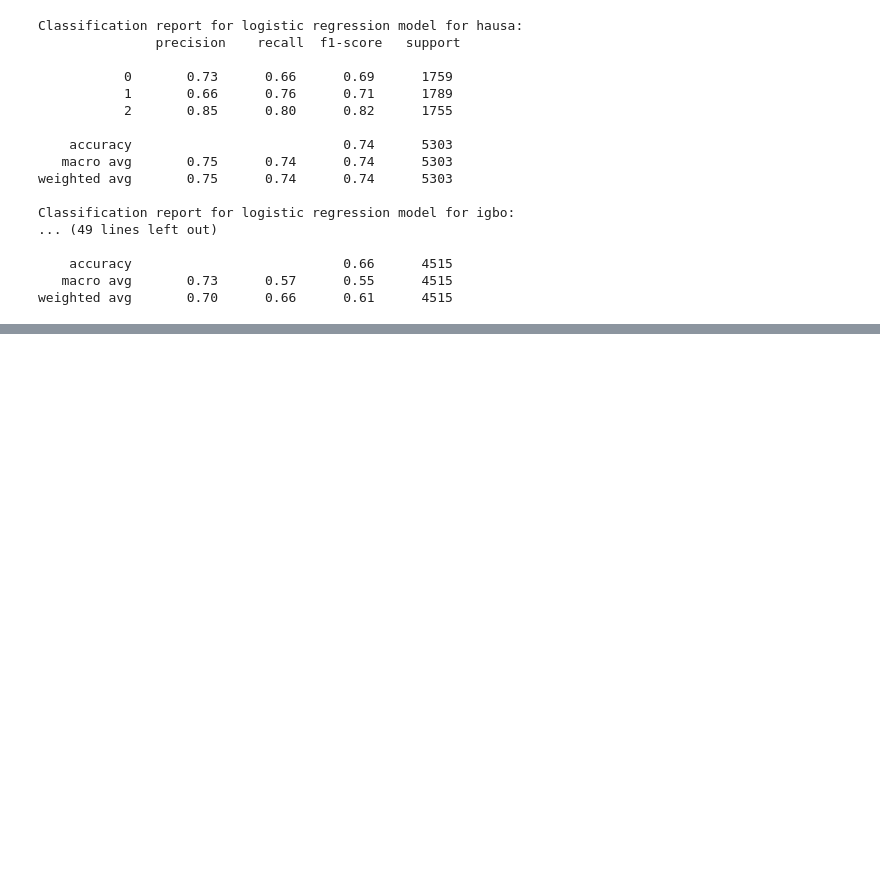
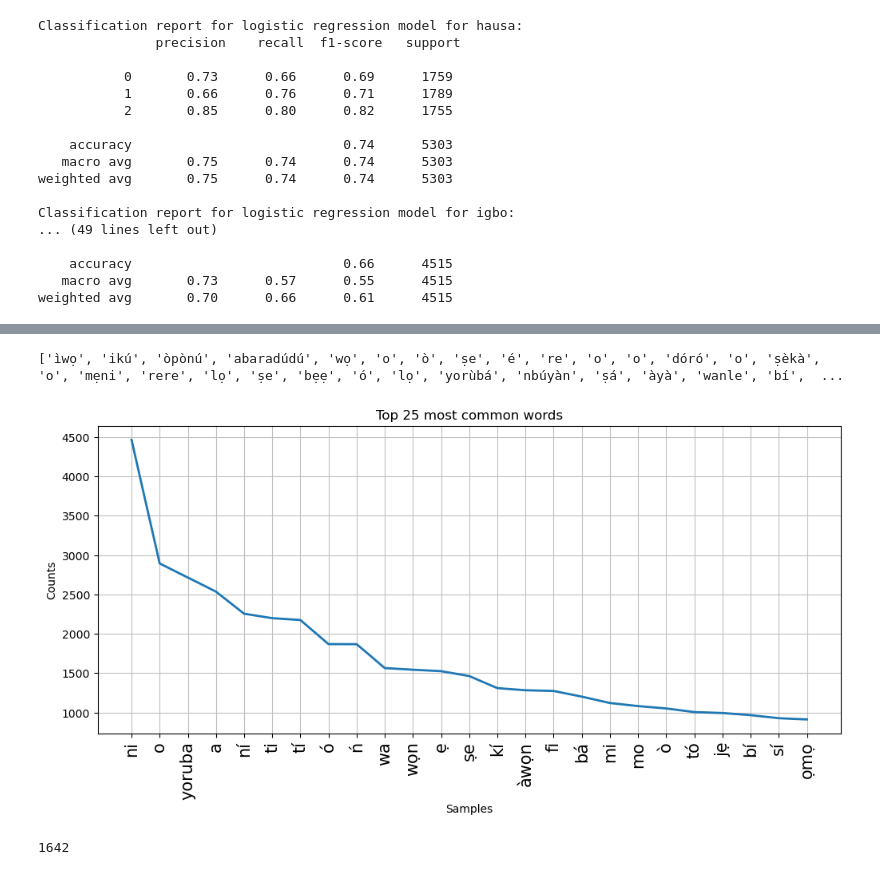
Before and after one commit to sa-diq/sentiment-analysis-Hau-Ibo-Yor-, a Jupyter notebook: sentiment_analysis.ipynb, the cells around one changed output, grey strips where cells are left out. Drawn from its saved outputs; the diff is of its cells as text; code cells hidden in the pictures; blank space fills up the shorter version.

```diff
--- a/sentiment_analysis.ipynb
+++ b/sentiment_analysis.ipynb
@@ -694,0 +797,27 @@ Weighted F1 score of improved simple RNN model for yoruba: 0.5985030584713956
+# %%
+# visualize the most common words in the tweet column for the three languages
+import nltk
+all_words = []
+for t in train_data['yoruba']['tweet']:
+    all_words.extend(t.split())
+
+print(all_words[:50])
+len(set(all_words))
+
+# Frequency Distribution
+freq_dist = nltk.FreqDist(all_words)
+
+plt.figure(figsize=(12,5))
+plt.title('Top 25 most common words')
+plt.xticks(fontsize=15)
+
+freq_dist.plot(25, cumulative=False)
+
+plt.show()
+# %% [output]
+['ìwọ', 'ikú', 'òpònú', 'abaradúdú', 'wọ', 'o', 'ò', 'ṣe', 'é', 're', 'o', 'o', 'dóró', 'o', 'ṣèkà', 'o', 'mẹni', 'rere', 'lọ', 'ṣe', 'bẹẹ', 'ó', 'lọ', 'yorùbá', 'nbúyàn', 'ṣá', 'àyà', 'wanle', 'bí',  ...
+[figure, added]
+# %%
+len(vectorizer.vocabulary_)
+# %% [output]
+1642
```
Also changed, not shown: parts of 24 cells of this notebook.
